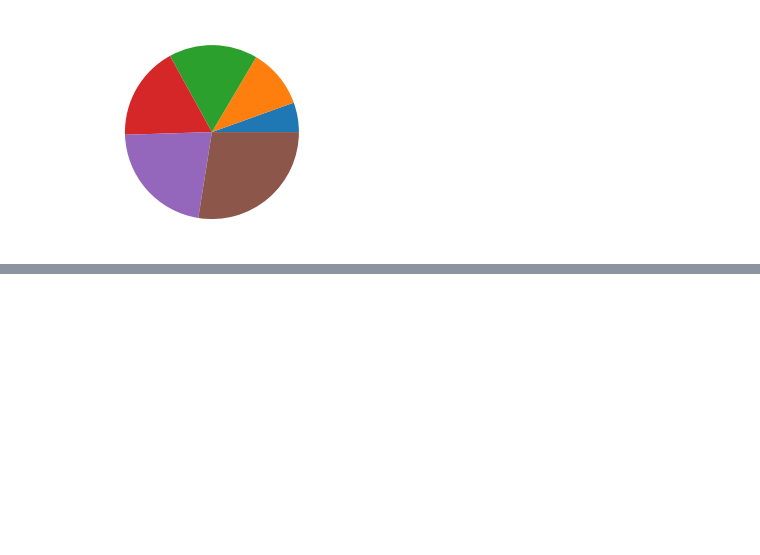
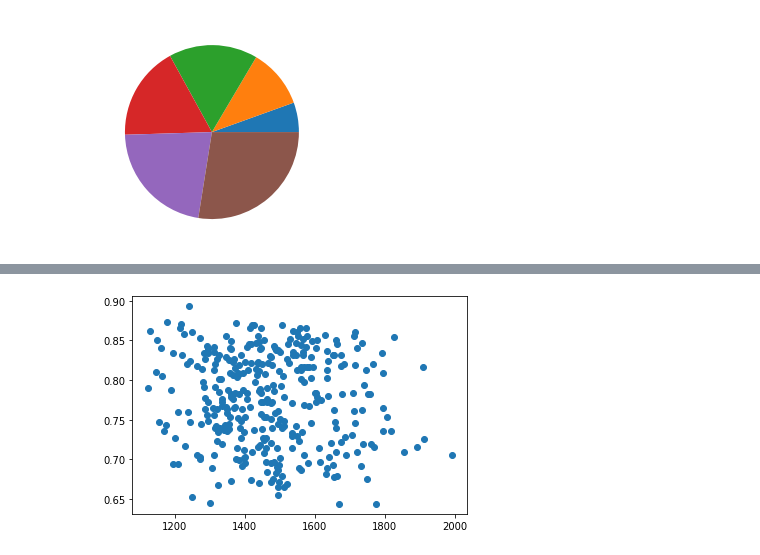
Before and after one commit to KlaraKrmpotic/UZOP_projekt, a Jupyter notebook: bilj_lab1.ipynb, the cells around one changed output, grey strips where cells are left out. Cells and saved outputs as stored; diff of their text form; code cells hidden in the pictures; blank space fills up the shorter version.

```diff
--- a/bilj_lab1.ipynb
+++ b/bilj_lab1.ipynb
@@ -179,0 +195,5 @@ Name: Educ, dtype: int64
+# %%
+plt.scatter(dataset_tmp.eTIV, dataset_tmp.nWBV)
+plt.show()
+# %% [output]
+[figure, added]
```
Also changed, not shown: parts of 5 cells of this notebook.
